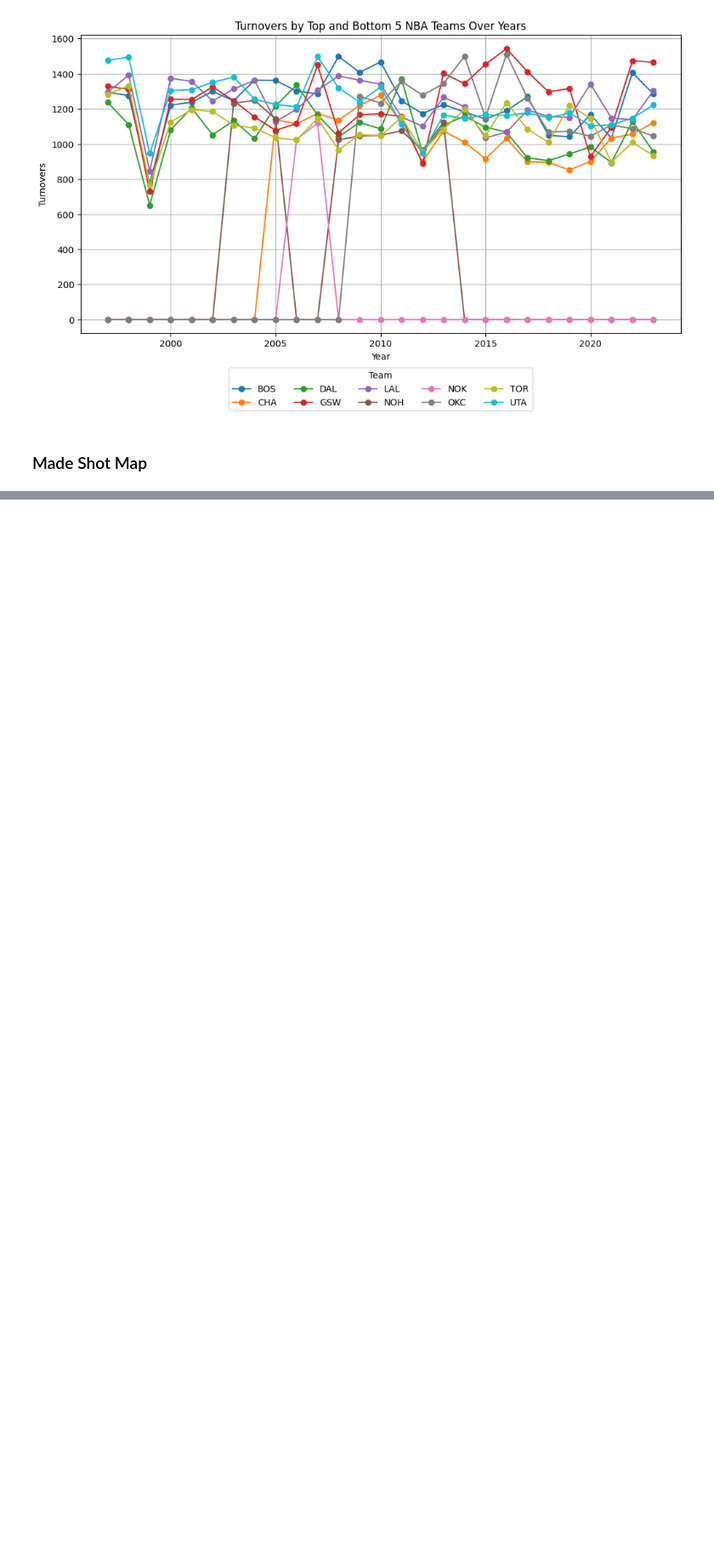
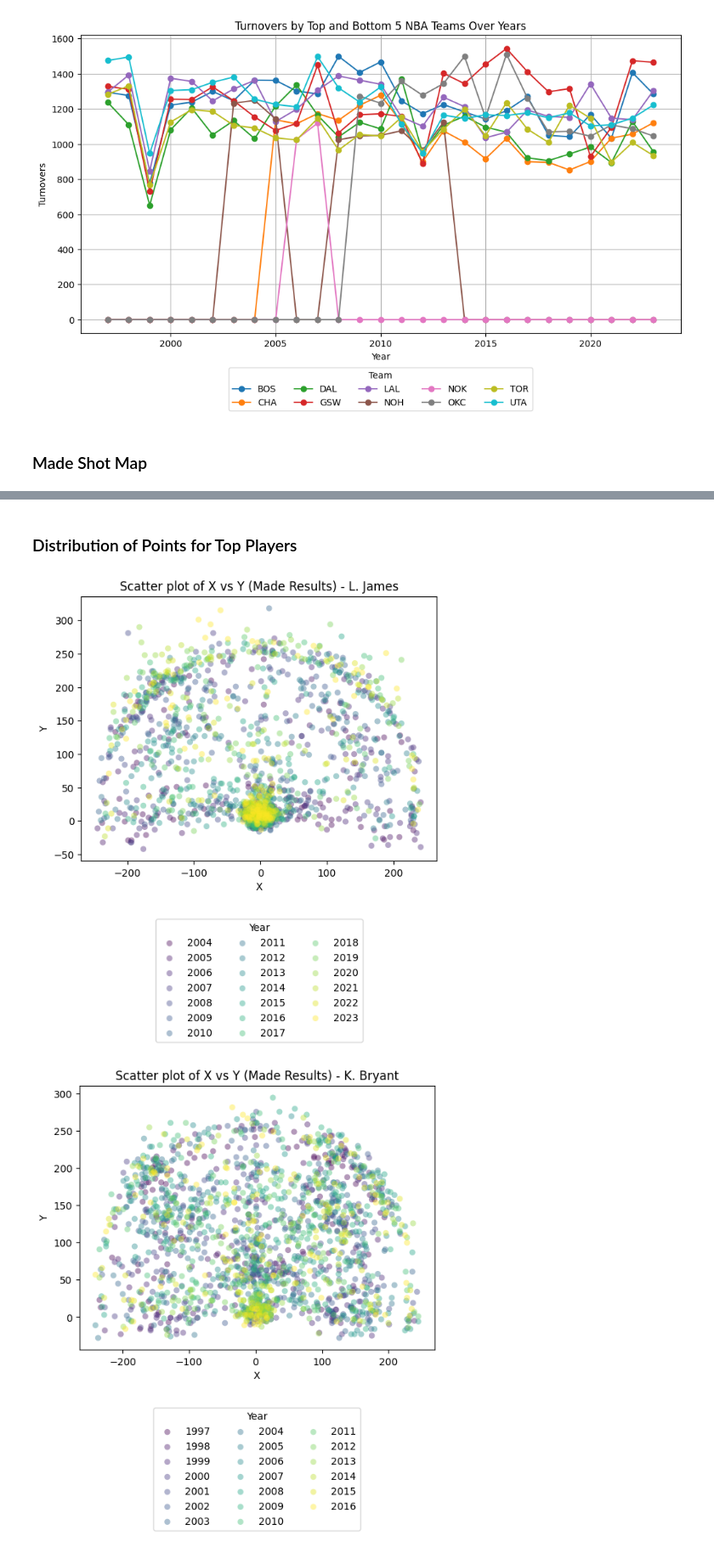
Before and after one commit to apsarabalamurugan/NBA-Analysis, a Jupyter notebook: analysis.ipynb, the cells around one changed output, grey strips where cells are left out. Shown at 85% size. Saved outputs shown, nothing was run; the diff lists cells and outputs as text; code cells hidden in the pictures; blank space fills up the shorter version.

```diff
--- a/analysis.ipynb
+++ b/analysis.ipynb
@@ -308,0 +419,68 @@ plt.show()
+# %% [markdown]
+### Distribution of Points for Top Players
+# %%
+import numpy as np
+import matplotlib.pyplot as plt
+
+# Define player IDs and corresponding names
+player_data = {
+    2544: 'L. James',
+    977: 'K. Bryant',
+    1717: 'D. Nowitzki',
+    1495: 'T. Duncan',
+    201142: 'K. Durant'
+}
+
+# Iterate over player IDs and names
+for player_id, player_name in player_data.items():
+    # Filter rows for the current player where 'x' and 'y' are not both 0 and 'result' is 'Made'
+    filtered_df_player = df_all[(df_all['playerid'] == player_id) & (df_all['x'] != 0) & (df_all['y'] != 0) & (df_all['result'] == 'Made')]
+
+    # Calculate z-scores for 'x' and 'y'
+    z_scores_x = np.abs((filtered_df_player['x'] - filtered_df_player['x'].mean()) / filtered_df_player['x'].std())
+    z_scores_y = np.abs((filtered_df_player['y'] - filtered_df_player['y'].mean()) / filtered_df_player['y'].std())
+
+    # Define threshold for outliers (e.g., z-score > 3)
+    threshold = 3
+
+    # Remove rows with outliers
+    filtered_df_player = filtered_df_player[(z_scores_x < threshold) & (z_scores_y < threshold)]
+
+    # Extract columns 'x', 'y', and 'season'
+    selected_columns = ['x', 'y', 'season']
+    data_player = filtered_df_player[selected_columns]
+
+    # Sample data points from each year
+    sampled_data_player = data_player.groupby('season').apply(lambda x: x.sample(n=min(100, len(x))))  # Adjust the number of samples as needed
+
+    # Convert the DataFrame to a list of tuples
+    data_tuples_player = [tuple(x) for x in sampled_data_player.values]
+
+    # Unpack the tuples
+    x_values_player, y_values_player, years_player = zip(*data_tuples_player)
+
+    # Get unique years
+    unique_years_player = sorted(set(years_player))
+
+    # Create a color map
+    color_map_player = plt.cm.get_cmap('viridis', len(unique_years_player))
+
+    # Plot
+    fig, ax = plt.subplots()
+
+    for year in unique_years_player:
+        indices = [i for i, y in enumerate(years_player) if y == year]
+        ax.scatter([x_values_player[i] for i in indices], [y_values_player[i] for i in indices], color=color_map_player(unique_years_player.index(year)), alpha=0.4, edgecolors='none', marker='o', label=str(year))
+
+    # Customize plot
+    ax.set_xlabel('X')
+    ax.set_ylabel('Y')
+    ax.set_title(f'Scatter plot of X vs Y (Made Results) - {player_name}')
+
+    # Move legend under the graph
+    ax.legend(title='Year', bbox_to_anchor=(0.5, -0.2), loc='upper center', ncol=3)
+
+    plt.show()
+# %% [output]
+[figure, added]
+[figure, added]
```
Also changed, not shown: parts of 7 cells of this notebook.
